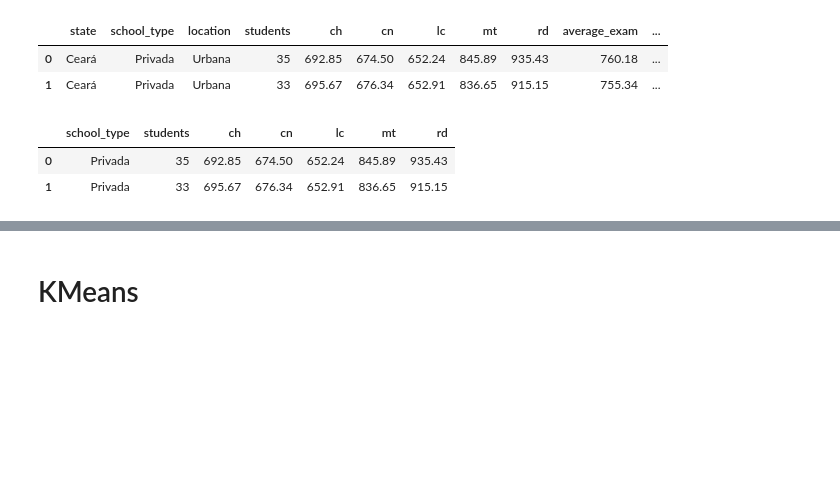
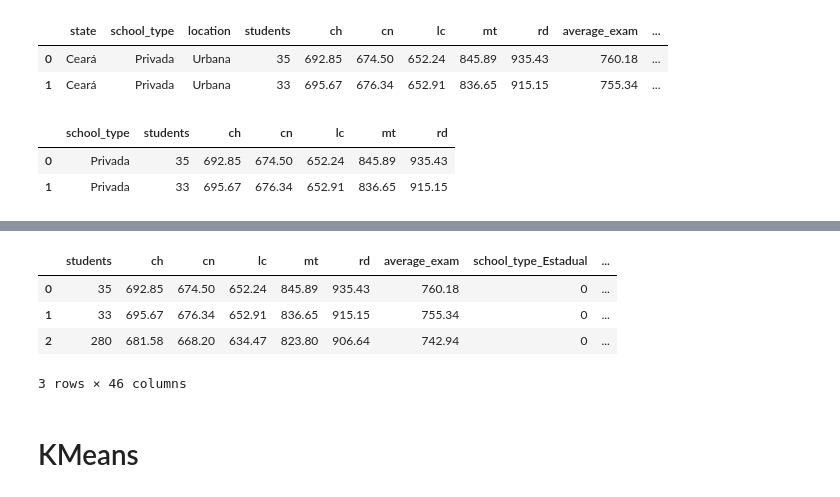
Before and after one commit to lindonjonhson/ml-ca2, a Jupyter notebook: CA_ENEM_Brisados.ipynb, the cells around one changed output, grey strips where cells are left out. Cells and saved outputs as stored; diff of their text form; code cells hidden in the pictures; blank space fills up the shorter version.

```diff
--- a/CA_ENEM_Brisados.ipynb
+++ b/CA_ENEM_Brisados.ipynb
@@ -110,2 +150,12 @@ df_school_type.head(2)
+# %%
+# Encoding the categorical variables
+df_encoded = pd.get_dummies(df_preparing, columns = ['school_type', 'location', 'region','state'])
+df_encoded.head(3)
+# %% [output]
+|  | students | ch | cn | lc | mt | rd | average_exam | school_type_Estadual | ... |
+| 0 | 35 | 692.85 | 674.50 | 652.24 | 845.89 | 935.43 | 760.18 | 0 | ... |
+| 1 | 33 | 695.67 | 676.34 | 652.91 | 836.65 | 915.15 | 755.34 | 0 | ... |
+| 2 | 280 | 681.58 | 668.20 | 634.47 | 823.80 | 906.64 | 742.94 | 0 | ... |
+3 rows × 46 columns
 # %% [markdown]
 # KMeans
```
Also changed, not shown: parts of 32 cells of this notebook.
